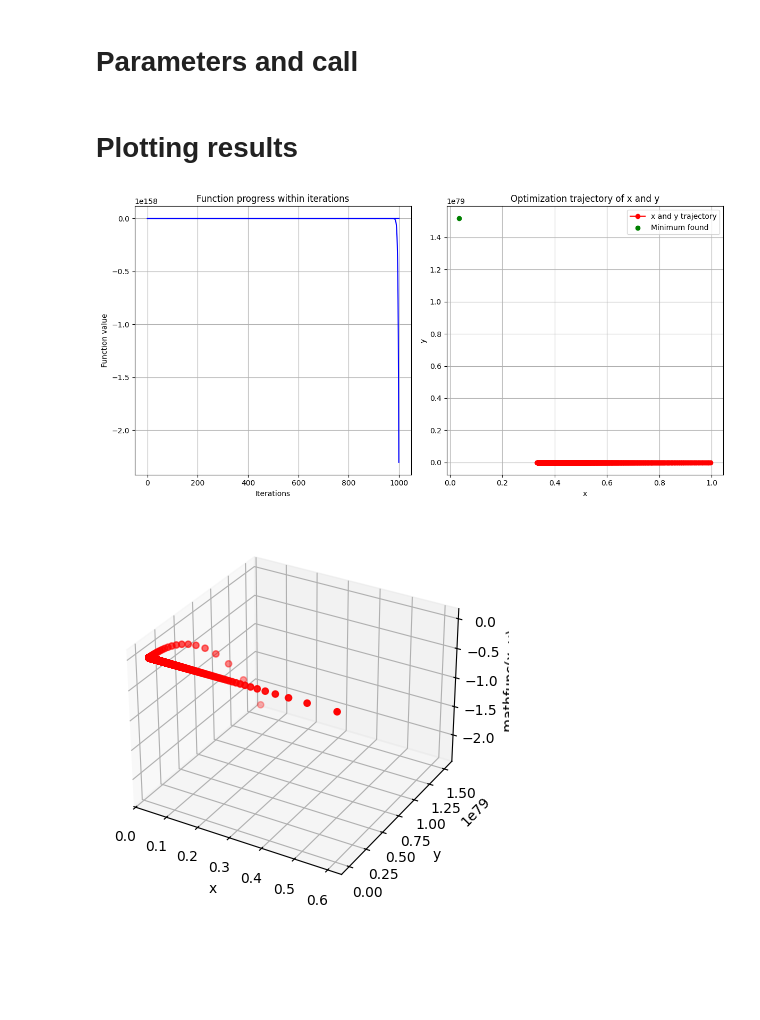
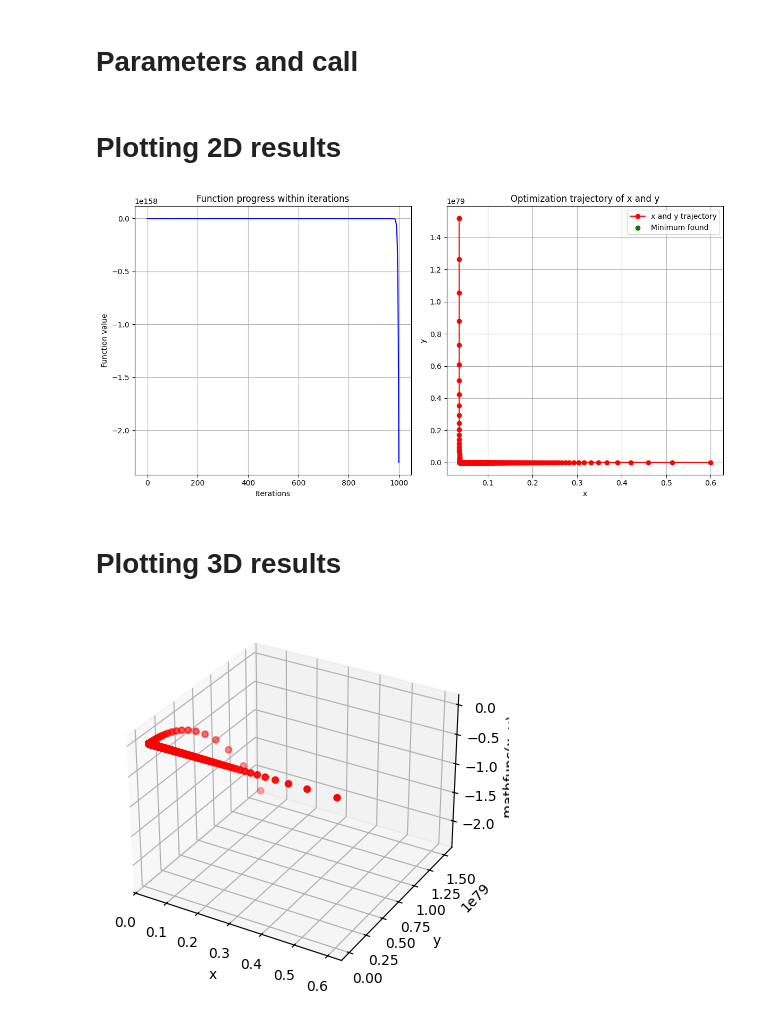
Before and after one commit to sys-ivelazquez/gradientDescent, a Jupyter notebook: gradientDescent.ipynb, the cells around one changed output. Saved outputs shown, nothing was run; the diff lists cells and outputs as text; code cells hidden in the pictures; blank space fills up the shorter version.

```diff
--- a/gradientDescent.ipynb
+++ b/gradientDescent.ipynb
@@ -28,8 +28,10 @@ def dymathfunc(x, y):
 def gdalgorithm(learningRate, iterations, x_start, y_start):
     x, y = x_start, y_start
 
-    # Iteration progress list
+    # Iteration progress lists
     iterationList = []
+    iterationList2 = []
+    x_values, y_values = [], []
 
     # Iterations
     for _ in range(iterations):
@@ -43,8 +45,11 @@ def gdalgorithm(learningRate, iterations, x_start, y_start):
 
         # Update of the lists appending the new values
         iterationList.append((x, y, mathfunc(x, y)))
+        iterationList2.append(mathfunc(x, y))
+        x_values.append(x)
+        y_values.append(y)
 
-    return x, y, mathfunc(x, y), iterationList, x_values, y_values
+    return x, y, mathfunc(x, y), iterationList, iterationList2, x_values, y_values
 # %% [markdown]
 # Parameters and call
 # %%
@@ -61,36 +66,38 @@ learningRate = 0.1
 iterations = 1000
 
 # Calling the gdalgorithm function
-x, y, f, iterationList, x_values, y_values = gdalgorithm(learningRate, iterations, x_start, y_start)
+x, y, f, iterationList, iterationList2, x_values, y_values = gdalgorithm(learningRate, iterations, x_start, y_start)
 # %% [markdown]
-# Plotting results
+# Plotting 2D results
 # %%
 # Function progress within iterations
 plt.figure(figsize=(12, 6))
 
 # First subplot with the evolution of the function
 plt.subplot(1, 2, 1)
-plt.plot(iterationList, label = "Function value", color = "b")
+plt.plot(iterationList2, label = "Function value", color = "b")
 plt.title("Function progress within iterations")
 plt.xlabel("Iterations")
 plt.ylabel("Function value")
 plt.grid(True)
 
 # Second subplot with the trajectory of x and y within iterations
 plt.subplot(1, 2, 2)
 plt.plot(x_values, y_values, label = "x and y trajectory", color = "r", marker = "o")
 plt.scatter(x, y, color = "g", label = "Minimum found")
 plt.title("Optimization trajectory of x and y")
 plt.xlabel("x")
 plt.ylabel("y")
 plt.legend()
 plt.grid(True)
 
 # Mostrar los gráficos
 plt.tight_layout()
 plt.show()
 # %% [output]
-[figure, old version]
+[figure, new version]
+# %% [markdown]
+# Plotting 3D results
 # %%
 # Plot the results
 figure = plt.figure()
```
Also changed, not shown: 1 other file.
